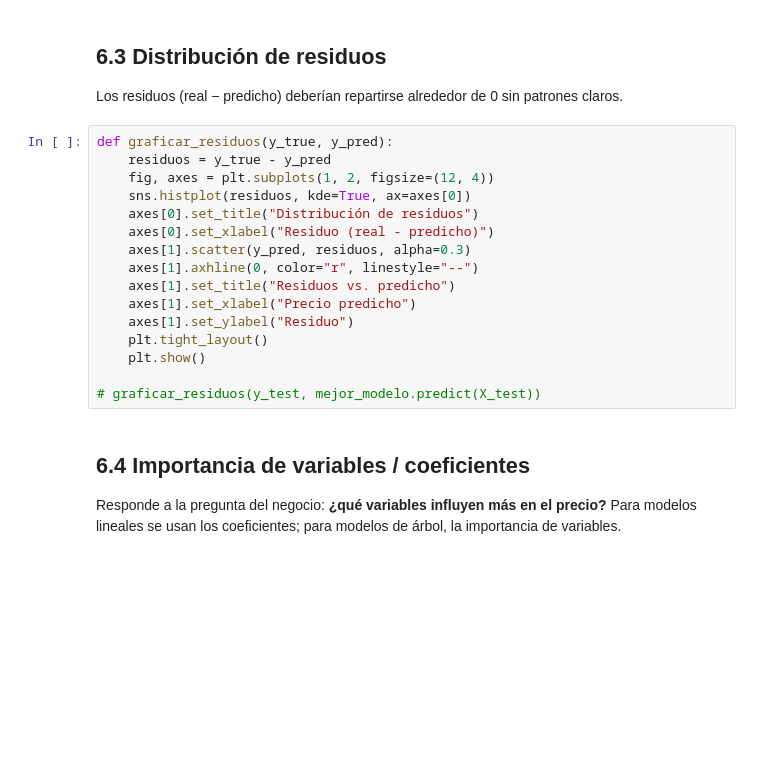
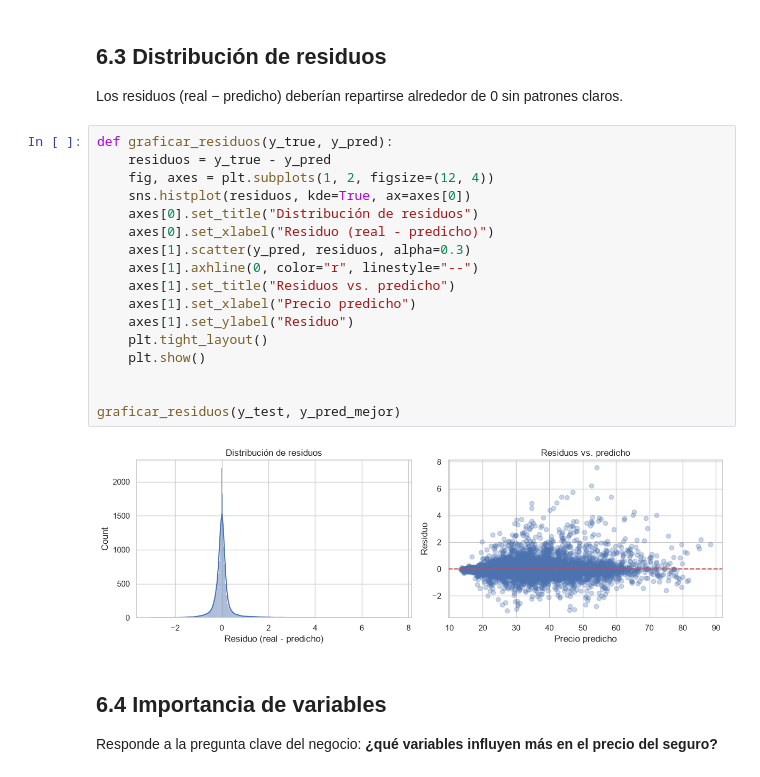
Before and after one commit to Angelica26-DS/proyecto-ml-seguros-mascotas, a Jupyter notebook: src/notebooks/03_evaluation.ipynb, the cells around one changed output. Saved outputs shown, nothing was run; the diff lists cells and outputs as text; blank space fills up the shorter version.

```diff
--- a/src/notebooks/03_evaluation.ipynb
+++ b/src/notebooks/03_evaluation.ipynb
@@ -170,23 +197,26 @@ Los residuos (real − predicho) deberían repartirse alrededor de 0 sin patrone
 # %%
 def graficar_residuos(y_true, y_pred):
     residuos = y_true - y_pred
     fig, axes = plt.subplots(1, 2, figsize=(12, 4))
     sns.histplot(residuos, kde=True, ax=axes[0])
     axes[0].set_title("Distribución de residuos")
     axes[0].set_xlabel("Residuo (real - predicho)")
     axes[1].scatter(y_pred, residuos, alpha=0.3)
     axes[1].axhline(0, color="r", linestyle="--")
     axes[1].set_title("Residuos vs. predicho")
     axes[1].set_xlabel("Precio predicho")
     axes[1].set_ylabel("Residuo")
     plt.tight_layout()
     plt.show()
 
-# graficar_residuos(y_test, mejor_modelo.predict(X_test))
+
+graficar_residuos(y_test, y_pred_mejor)
+# %% [output]
+[figure, added]
 # %% [markdown]
-## 6.4 Importancia de variables / coeficientes
+## 6.4 Importancia de variables
 
-Responde a la pregunta del negocio: **¿qué variables influyen más en el precio?** Para modelos lineales se usan los coeficientes; para modelos de árbol, la importancia de variables.
+Responde a la pregunta clave del negocio: **¿qué variables influyen más en el precio del seguro?**
 # %%
 def graficar_importancia(modelo, nombres_variables, top=15):
     """Muestra la importancia de variables (árboles) o los coeficientes (lineales)."""
```
Also changed, not shown: parts of 25 cells of this notebook.
